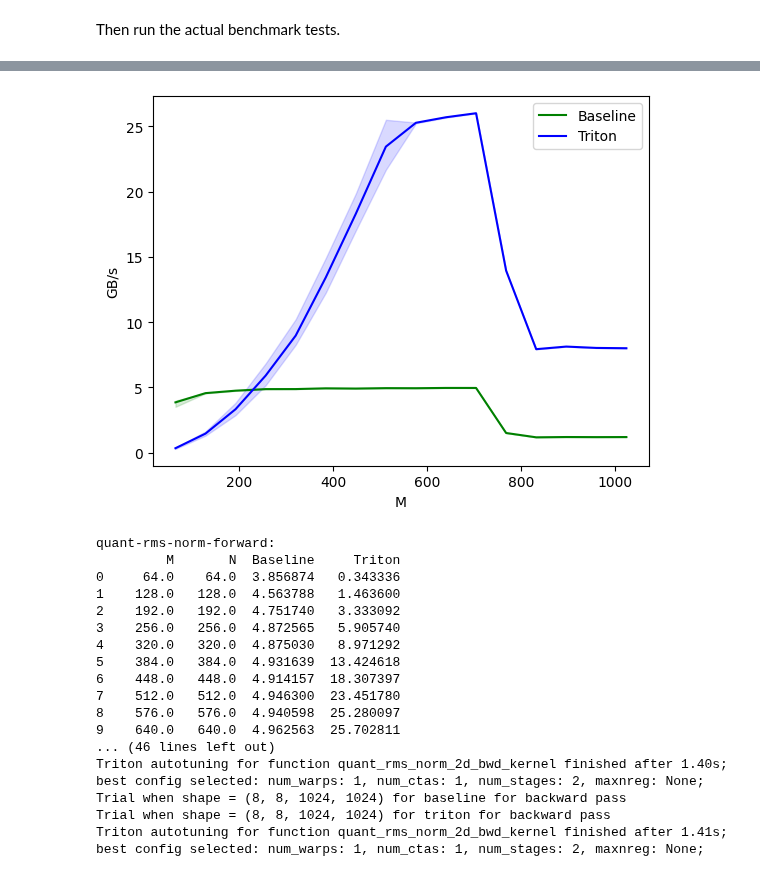
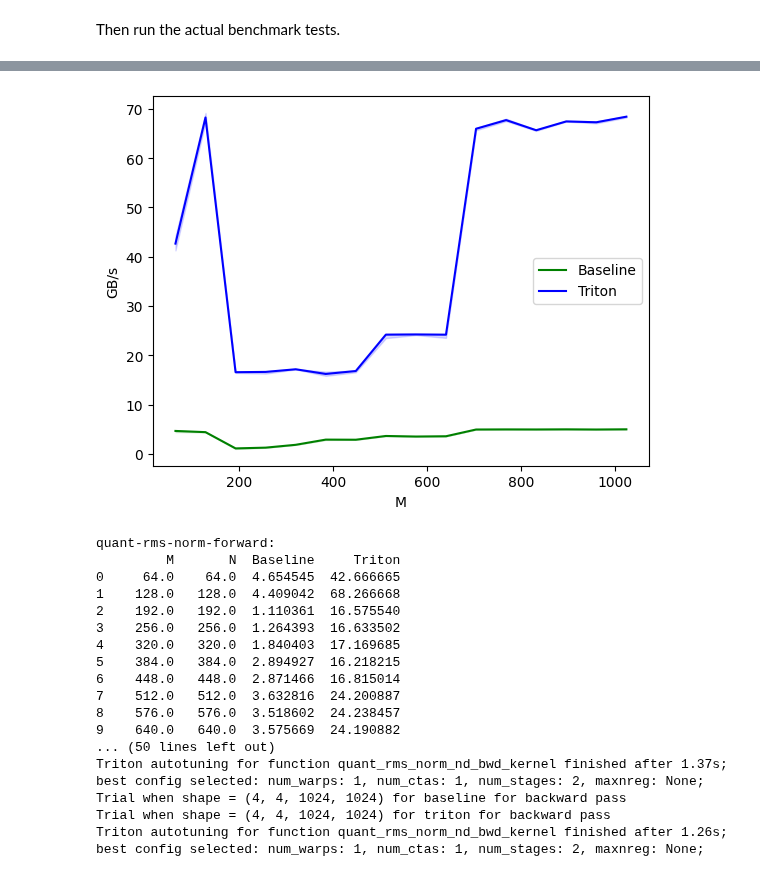
Before and after one commit to PhotonicGluon/Keras-MatMulLess, a Jupyter notebook: Triton-Fusion.ipynb, the cells around one changed output, grey strips where cells are left out. Cells and saved outputs as stored; diff of their text form; code cells hidden in the pictures.

Commit message:
Add nD quantized RMSNorm in Triton

```diff
--- a/Triton-Fusion.ipynb
+++ b/Triton-Fusion.ipynb
@@ -632,7 +635,7 @@ def benchmark(M, N, provider, mode):
 # %% [markdown]
 The naive method for implementing the nD case is to iterate through the batch dimensions, but *not using Triton to do so*.
 # %%
-def quant_rms_norm_triton(x: torch.Tensor, gain, bias, epsilon=1e-5):
+def quant_rms_norm_triton_naive(x: torch.Tensor, gain, bias, epsilon=1e-5):
     x_shape = x.shape
 
     num_stacked_matrices = 1
@@ -660,0 +990,36 @@ def quant_rms_norm_triton(x: torch.Tensor, gain, bias, epsilon=1e-5):
+# %%
+class QuantRMSNormNDFn(torch.autograd.Function):
+    @staticmethod
+    def forward(ctx, x, gain, bias, epsilon=1e-5):
+        x_shape = x.shape
+
+        num_stacked_matrices = 1
+        for i in range(x.ndim - 2):  # The last 2 indices are the matrices
+            num_stacked_matrices *= x_shape[i]
+
+        # Identify the shape of the matrices and vectors that will actually be multiplied
+        matrix_shape = (x_shape[-2], x_shape[-1])
+
+        # Run the forward function
+        y, rrms = quant_rms_norm_nd_fwd(x, gain, bias, num_stacked_matrices, matrix_shape, epsilon)
+
+        # Save tensors for backward pass later
+        ctx.save_for_backward(x, gain, bias, rrms)
+        ctx.num_stacked_matrices = num_stacked_matrices
+        ctx.matrix_shape = matrix_shape
+
+        # Return the result of the forward pass
+        return y
+
+    @staticmethod
+    def backward(ctx, grad_output):
+        # Retrieve stored values
+        x, gain, bias, rrms = ctx.saved_tensors
+        num_stacked_matrices = ctx.num_stacked_matrices
+        matrix_shape = ctx.matrix_shape
+
+        # Perform backward pass
+        dx, dg, db = quant_rms_norm_nd_bwd(grad_output, x, gain, bias, rrms, num_stacked_matrices, matrix_shape)
+
+        # Return the gradients
+        return dx, dg, db, None  # No gradient for `epsilon`
@@ -661,3 +1028,6 @@ def quant_rms_norm_triton(x: torch.Tensor, gain, bias, epsilon=1e-5):
+# %%
+def quant_rms_norm_triton(x, gain, bias, epsilon=1e-5):
+    return QuantRMSNormNDFn.apply(x, gain, bias, epsilon)
 # %% [markdown]
 ### Testing
 # %% [markdown]
@@ -829,7 +1198,7 @@ Then run the actual benchmark tests.
 # ruff: noqa: E731
 @triton.testing.perf_report(configs)
 def benchmark(M, N, provider, mode):
-    x_shape = (8, 8, M, N)
+    x_shape = (4, 4, M, N)
     weight_shape = (x_shape[-1],)
 
     print(f"Trial when shape = {x_shape} for {provider} for {mode} pass")
@@ -860,5 +1229,5 @@ def benchmark(M, N, provider, mode):
     return gbps(ms), gbps(max_ms), gbps(min_ms)
 
 
-benchmark.run(show_plots=True, print_data=True)  # TODO: Re-enable
+# benchmark.run(show_plots=True, print_data=True)  # TODO: Re-enable
 # %% [output]
@@ -882,18 +1251,18 @@ Triton autotuning for function quant_rms_norm_2d_fwd_kernel finished after 1.36s
-[figure, old version]
+[figure, new version]
 quant-rms-norm-forward:
          M       N  Baseline     Triton
-0     64.0    64.0  3.856874   0.343336
-1    128.0   128.0  4.563788   1.463600
-2    192.0   192.0  4.751740   3.333092
-3    256.0   256.0  4.872565   5.905740
-4    320.0   320.0  4.875030   8.971292
-5    384.0   384.0  4.931639  13.424618
-6    448.0   448.0  4.914157  18.307397
-7    512.0   512.0  4.946300  23.451780
-8    576.0   576.0  4.940598  25.280097
-9    640.0   640.0  4.962563  25.702811
-... (46 lines left out)
-Triton autotuning for function quant_rms_norm_2d_bwd_kernel finished after 1.40s; best config selected: num_warps: 1, num_ctas: 1, num_stages: 2, maxnreg: None;
-Trial when shape = (8, 8, 1024, 1024) for baseline for backward pass
-Trial when shape = (8, 8, 1024, 1024) for triton for backward pass
-Triton autotuning for function quant_rms_norm_2d_bwd_kernel finished after 1.41s; best config selected: num_warps: 1, num_ctas: 1, num_stages: 2, maxnreg: None;
+0     64.0    64.0  4.654545  42.666665
+1    128.0   128.0  4.409042  68.266668
+2    192.0   192.0  1.110361  16.575540
+3    256.0   256.0  1.264393  16.633502
+4    320.0   320.0  1.840403  17.169685
+5    384.0   384.0  2.894927  16.218215
+6    448.0   448.0  2.871466  16.815014
+7    512.0   512.0  3.632816  24.200887
+8    576.0   576.0  3.518602  24.238457
+9    640.0   640.0  3.575669  24.190882
+... (50 lines left out)
+Triton autotuning for function quant_rms_norm_nd_bwd_kernel finished after 1.37s; best config selected: num_warps: 1, num_ctas: 1, num_stages: 2, maxnreg: None;
+Trial when shape = (4, 4, 1024, 1024) for baseline for backward pass
+Trial when shape = (4, 4, 1024, 1024) for triton for backward pass
+Triton autotuning for function quant_rms_norm_nd_bwd_kernel finished after 1.26s; best config selected: num_warps: 1, num_ctas: 1, num_stages: 2, maxnreg: None;
```
Also changed, not shown: parts of 22 cells of this notebook.
